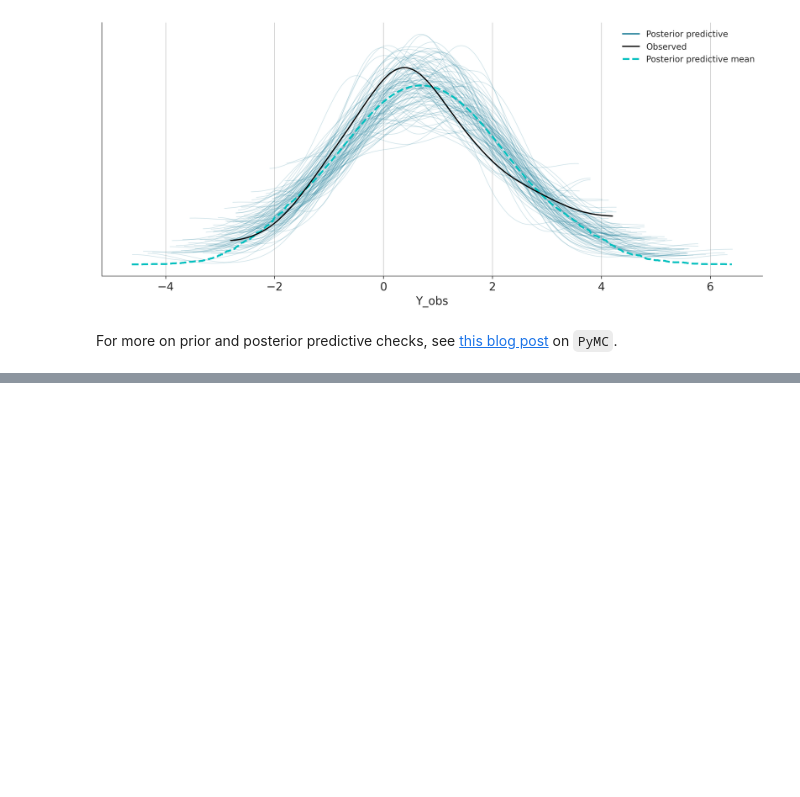
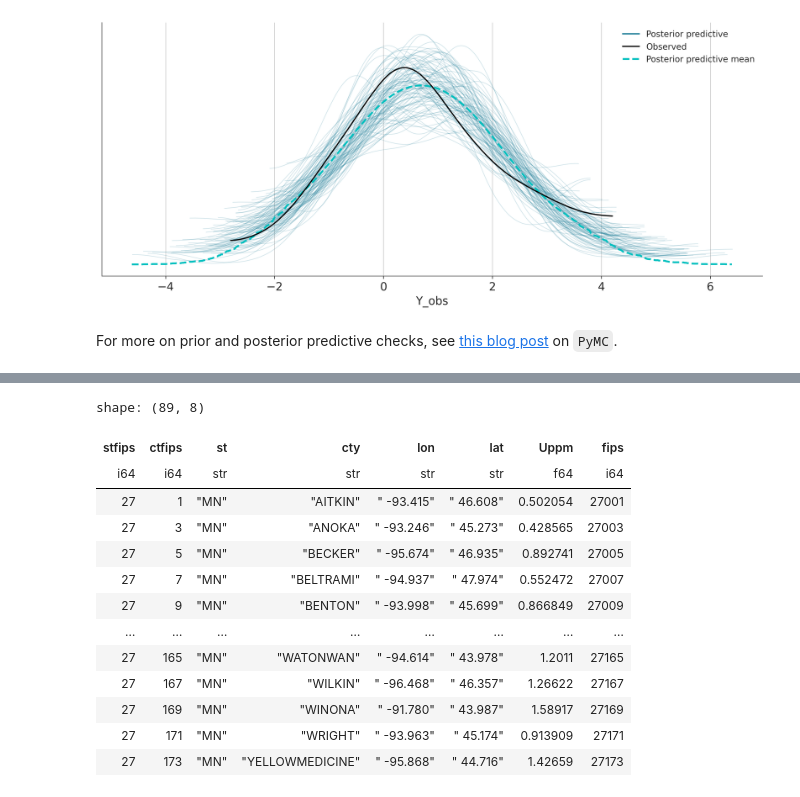
Before and after one commit to mika-long/vis-decode-analysis, a Jupyter notebook: PyMC/learn_pymc.ipynb, the cells around one changed output, grey strips where cells are left out. Saved outputs shown, nothing was run; the diff lists cells and outputs as text; code cells hidden in the pictures; blank space fills up the shorter version.

```diff
--- a/PyMC/learn_pymc.ipynb
+++ b/PyMC/learn_pymc.ipynb
@@ -162,0 +198,23 @@ For more on prior and posterior predictive checks, see [this blog post](https://
+# %%
+# obtain the county-level predictor
+
+cty = pl.read_csv(pm.get_data("cty.dat"))
+cty_mn = cty.filter(pl.col("st") == "MN").with_columns(
+    (pl.col("stfips") * 1000 + pl.col("ctfips")).alias("fips")
+)
+cty_mn
+# %% [output]
+shape: (89, 8)
+| stfips | ctfips | st | cty | lon | lat | Uppm | fips |
+| i64 | i64 | str | str | str | str | f64 | i64 |
+| 27 | 1 | "MN" | "AITKIN" | " -93.415" | " 46.608" | 0.502054 | 27001 |
+| 27 | 3 | "MN" | "ANOKA" | " -93.246" | " 45.273" | 0.428565 | 27003 |
+| 27 | 5 | "MN" | "BECKER" | " -95.674" | " 46.935" | 0.892741 | 27005 |
+| 27 | 7 | "MN" | "BELTRAMI" | " -94.937" | " 47.974" | 0.552472 | 27007 |
+| 27 | 9 | "MN" | "BENTON" | " -93.998" | " 45.699" | 0.866849 | 27009 |
+| … | … | … | … | … | … | … | … |
+| 27 | 165 | "MN" | "WATONWAN" | " -94.614" | " 43.978" | 1.2011 | 27165 |
+| 27 | 167 | "MN" | "WILKIN" | " -96.468" | " 46.357" | 1.26622 | 27167 |
+| 27 | 169 | "MN" | "WINONA" | " -91.780" | " 43.987" | 1.58917 | 27169 |
+| 27 | 171 | "MN" | "WRIGHT" | " -93.963" | " 45.174" | 0.913909 | 27171 |
+| 27 | 173 | "MN" | "YELLOWMEDICINE" | " -95.868" | " 44.716" | 1.42659 | 27173 |
```
Also changed, not shown: parts of 7 cells of this notebook, 3 other files.
